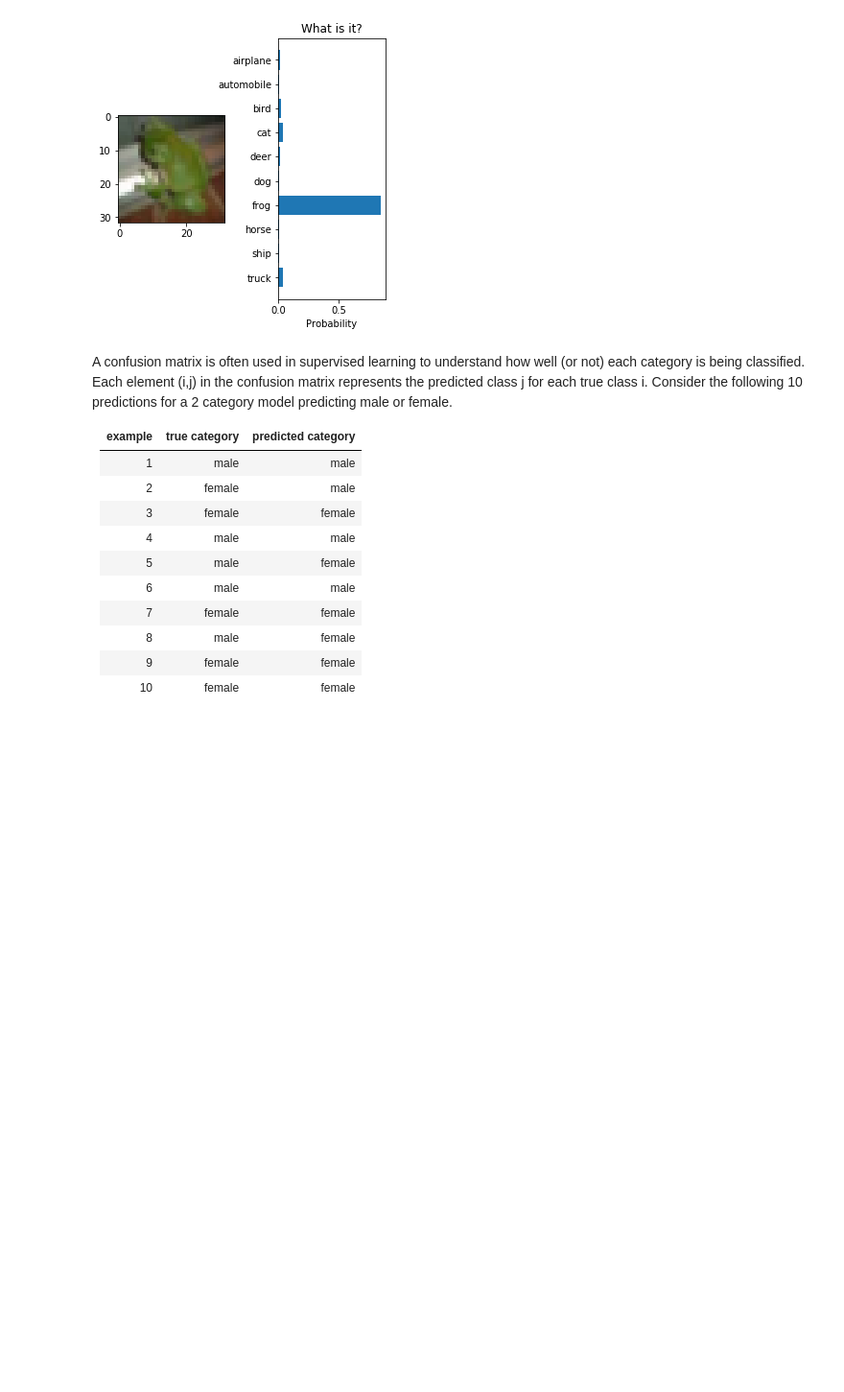
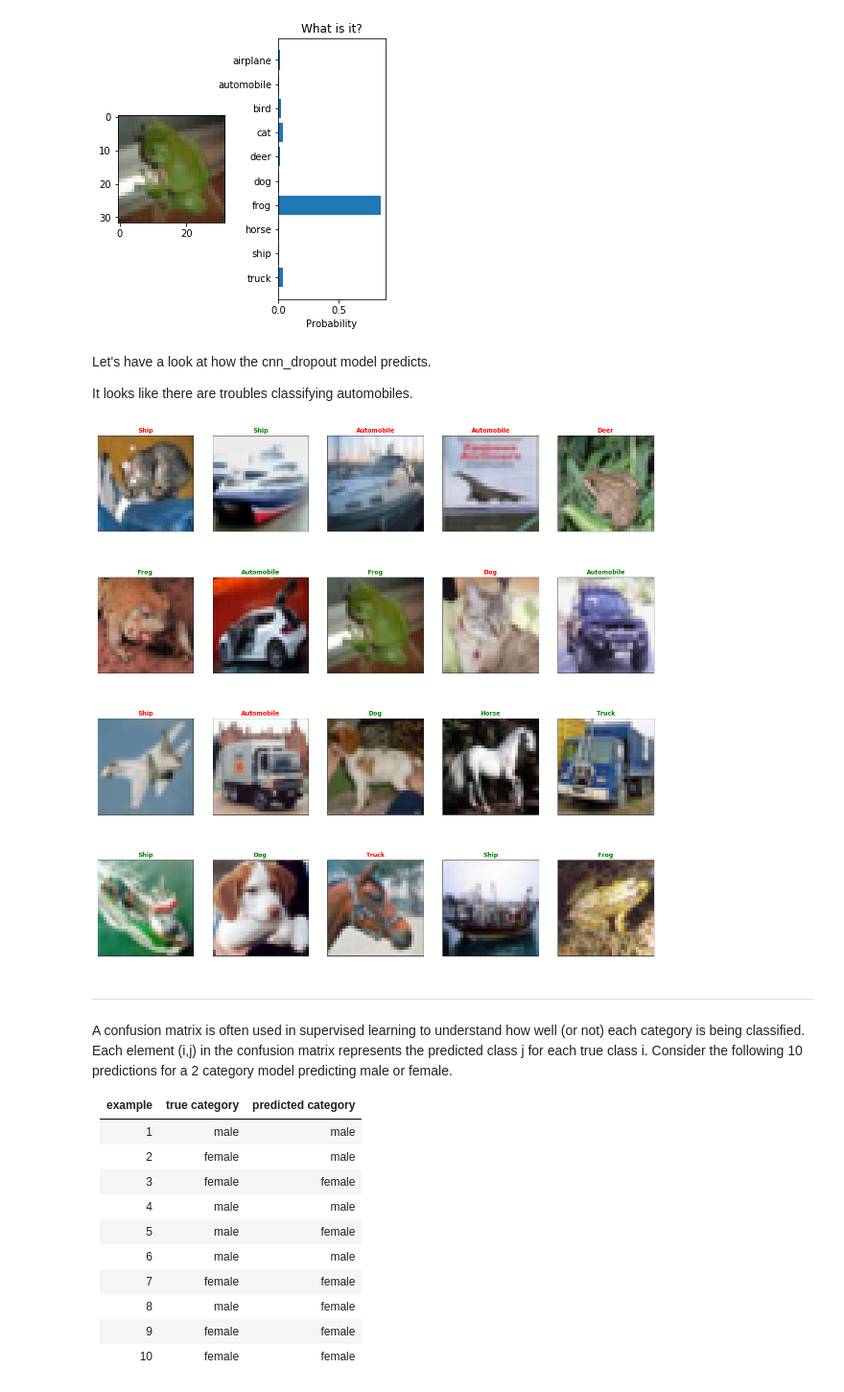
Before and after one commit to LeonardoNatale/CNN_CIFAR-10-dataset, a Jupyter notebook: Leo_notebook.ipynb, the cells around one changed output. Shown at 96% size. Saved outputs shown, nothing was run; the diff lists cells and outputs as text; code cells hidden in the pictures; blank space fills up the shorter version.

```diff
--- a/Leo_notebook.ipynb
+++ b/Leo_notebook.ipynb
@@ -747,6 +776,17 @@ predict(cnn_dropout, x_test[3:8,:,:,:], labels)
 [figure]
 [figure]
 [figure]
+# %% [markdown]
+Let's have a look at how the cnn_dropout model predicts.
+
+It looks like there are troubles classifying automobiles.
+# %%
+pred = cnn_dropout.predict(x_test_norm).argmax(axis = -1)
+plot_n_first_pred(pred)
+# %% [output]
+[figure, added]
+# %% [markdown]
+---
 # %% [markdown]
 A confusion matrix is often used in supervised learning to understand how well (or not) each category is being classified.  Each element (i,j) in the confusion matrix represents the predicted class j for each true class i.  Consider the following 10 predictions for a 2 category model predicting male or female.
 
```
Also changed, not shown: parts of 3 cells of this notebook.
